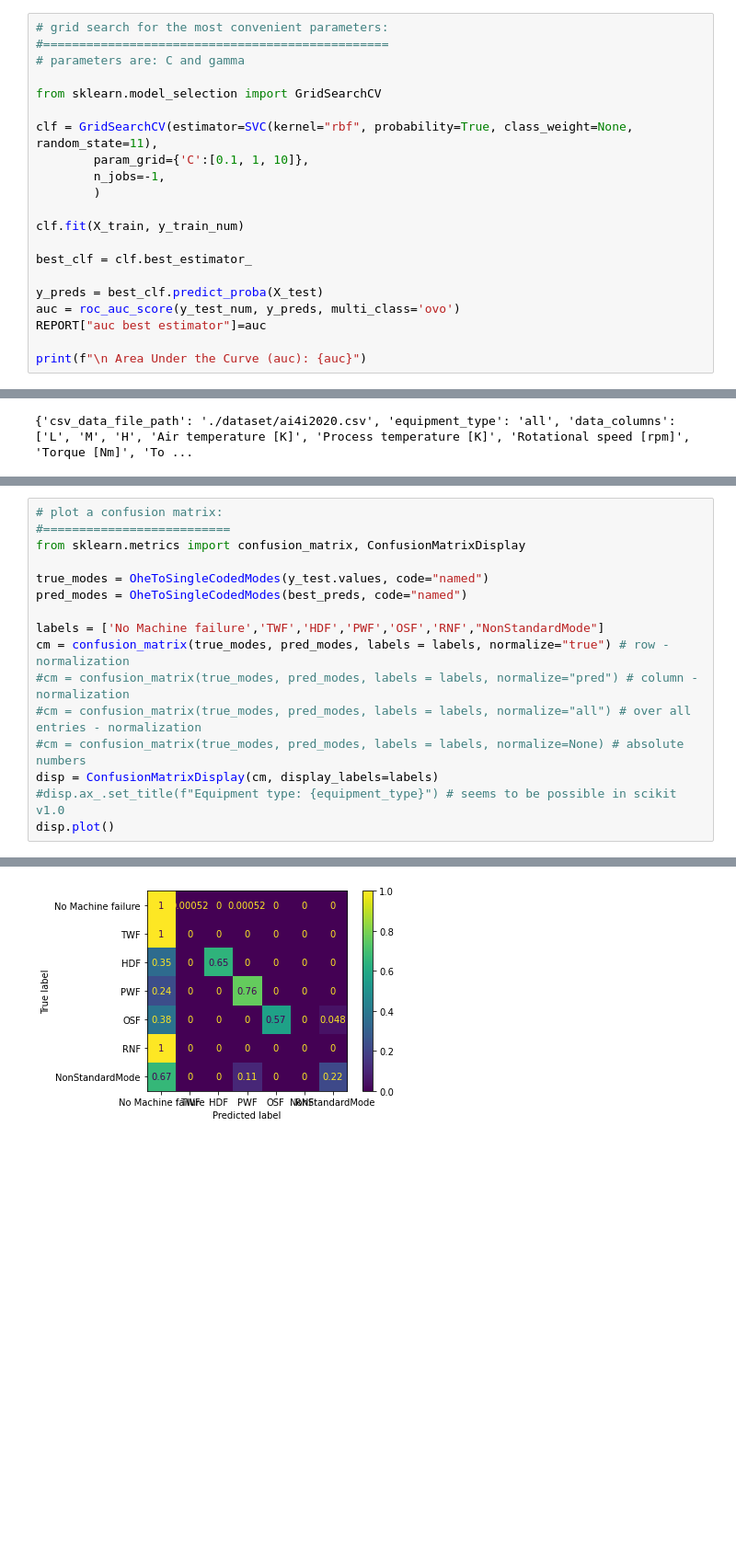
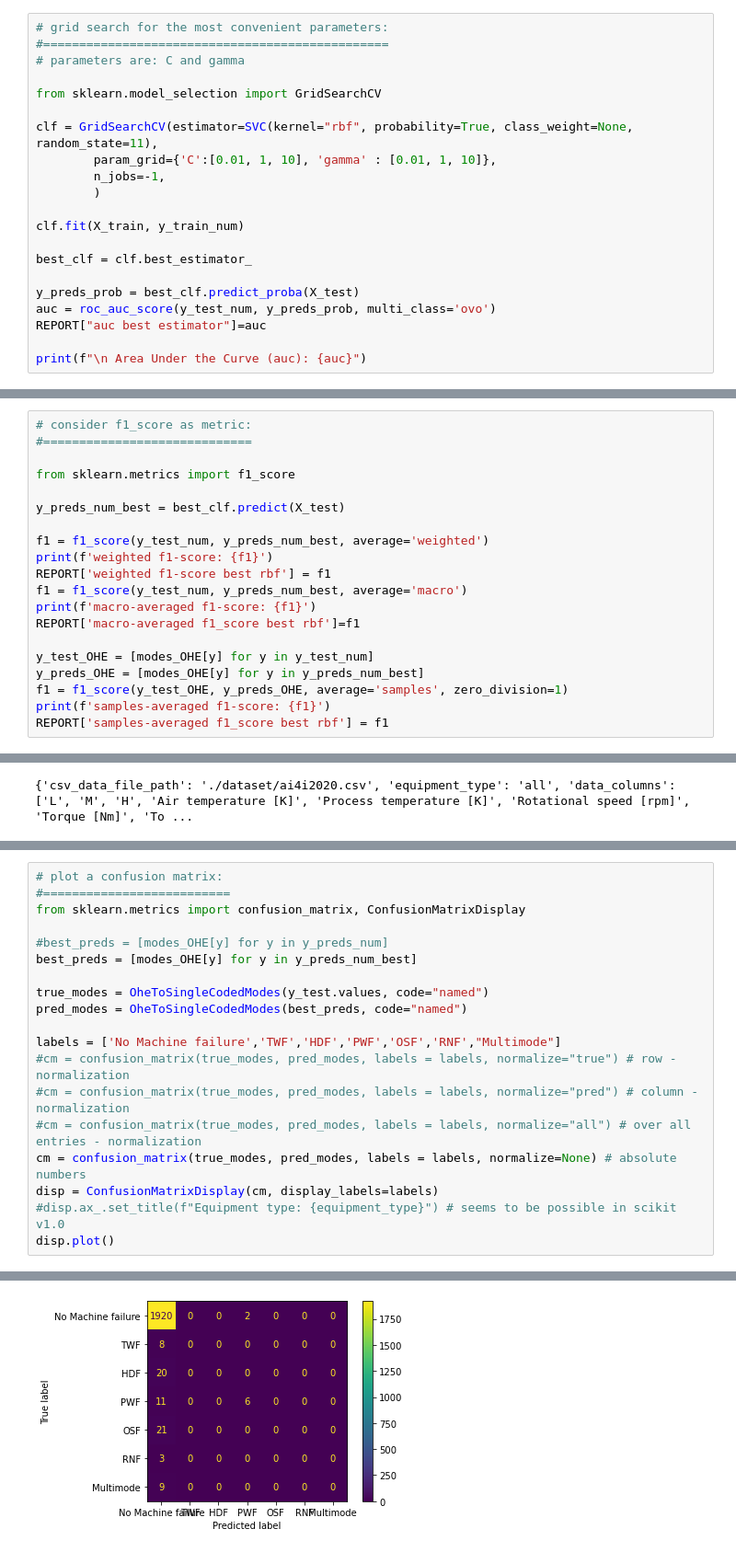
Before and after one commit to BorScho/Predictive_Maintenance_UCI_Modes, a Jupyter notebook: SVM_predict_failuremodes.ipynb, the cells around one changed output, grey strips where cells are left out. Shown: that part at 92% size. Saved outputs shown, nothing was run; the diff lists cells and outputs as text; blank space fills up the shorter version.

Commit message:
added Confusion Matrix for SVC

```diff
--- a/SVM_predict_failuremodes.ipynb
+++ b/SVM_predict_failuremodes.ipynb
@@ -363,7 +421,7 @@ print(f"\n Area Under the Curve (auc): {auc}")
 from sklearn.model_selection import GridSearchCV
 
 clf = GridSearchCV(estimator=SVC(kernel="rbf", probability=True, class_weight=None, random_state=11),
-        param_grid={'C':[0.1, 1, 10]},
+        param_grid={'C':[0.01, 1, 10], 'gamma' : [0.01, 1, 10]},
         n_jobs=-1,
         )
 
@@ -371,8 +429,8 @@ clf.fit(X_train, y_train_num)
 
 best_clf = clf.best_estimator_
 
-y_preds = best_clf.predict_proba(X_test)
-auc = roc_auc_score(y_test_num, y_preds, multi_class='ovo')
+y_preds_prob = best_clf.predict_proba(X_test)
+auc = roc_auc_score(y_test_num, y_preds_prob, multi_class='ovo')
 REPORT["auc best estimator"]=auc
 
 print(f"\n Area Under the Curve (auc): {auc}")
@@ -416,0 +439,20 @@ best_accuracy: 0.9795, worst_accuracy: 0.9775
+# %%
+# consider f1_score as metric:
+#=============================
+
+from sklearn.metrics import f1_score
+
+y_preds_num_best = best_clf.predict(X_test)
+
+f1 = f1_score(y_test_num, y_preds_num_best, average='weighted')
+print(f'weighted f1-score: {f1}')
+REPORT['weighted f1-score best rbf'] = f1
+f1 = f1_score(y_test_num, y_preds_num_best, average='macro')
+print(f'macro-averaged f1-score: {f1}')
+REPORT['macro-averaged f1_score best rbf']=f1
+
+y_test_OHE = [modes_OHE[y] for y in y_test_num]
+y_preds_OHE = [modes_OHE[y] for y in y_preds_num_best]
+f1 = f1_score(y_test_OHE, y_preds_OHE, average='samples', zero_division=1)
+print(f'samples-averaged f1-score: {f1}')
+REPORT['samples-averaged f1_score best rbf'] = f1
@@ -483,19 +467,22 @@ clear_modes =  {
 # %%
 # plot a confusion matrix:
 #==========================
 from sklearn.metrics import confusion_matrix, ConfusionMatrixDisplay
 
+#best_preds = [modes_OHE[y] for y in y_preds_num]
+best_preds = [modes_OHE[y] for y in y_preds_num_best]
+
 true_modes = OheToSingleCodedModes(y_test.values, code="named")
 pred_modes = OheToSingleCodedModes(best_preds, code="named")
 
-labels = ['No Machine failure','TWF','HDF','PWF','OSF','RNF',"NonStandardMode"]
-cm = confusion_matrix(true_modes, pred_modes, labels = labels, normalize="true") # row - normalization
+labels = ['No Machine failure','TWF','HDF','PWF','OSF','RNF',"Multimode"]
+#cm = confusion_matrix(true_modes, pred_modes, labels = labels, normalize="true") # row - normalization
 #cm = confusion_matrix(true_modes, pred_modes, labels = labels, normalize="pred") # column -normalization
 #cm = confusion_matrix(true_modes, pred_modes, labels = labels, normalize="all") # over all entries - normalization
-#cm = confusion_matrix(true_modes, pred_modes, labels = labels, normalize=None) # absolute numbers
+cm = confusion_matrix(true_modes, pred_modes, labels = labels, normalize=None) # absolute numbers
 disp = ConfusionMatrixDisplay(cm, display_labels=labels)
 #disp.ax_.set_title(f"Equipment type: {equipment_type}") # seems to be possible in scikit v1.0
 disp.plot()
 # %% [output]
 <sklearn.metrics._plot.confusion_matrix.ConfusionMatrixDisplay at 0x...>
-[figure, old version]
+[figure, new version]
```
Also changed, not shown: parts of 19 cells of this notebook, 1 other file.
